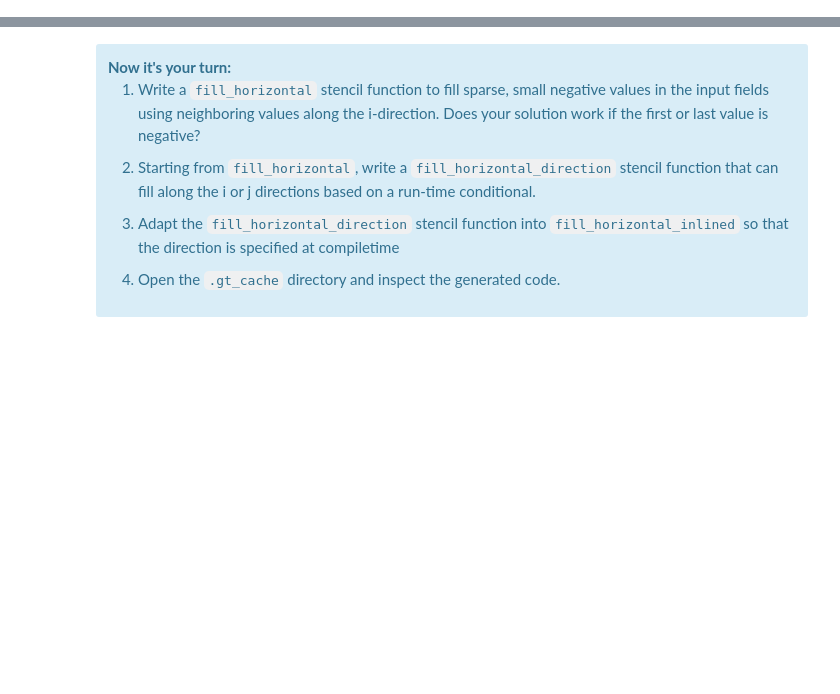
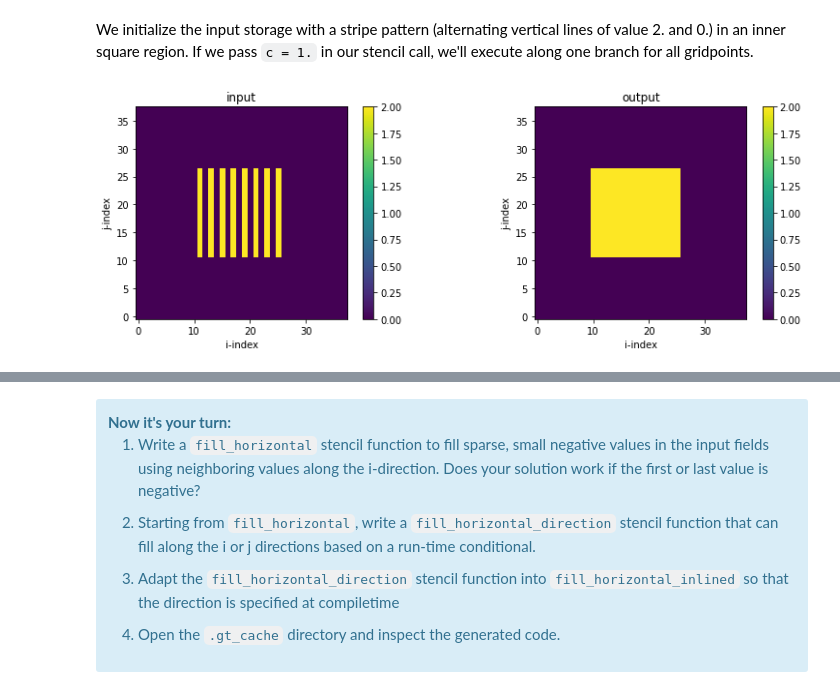
Before and after one commit to ai2cm/dsl_workshop, a Jupyter notebook: notebooks/Session-2A.ipynb, the cells around one changed output, grey strips where cells are left out. Saved outputs shown, nothing was run; the diff lists cells and outputs as text; code cells hidden in the pictures; blank space fills up the shorter version.

```diff
--- a/notebooks/Session-2A.ipynb
+++ b/notebooks/Session-2A.ipynb
@@ -39,13 +0,0 @@ out_storage = gt4py.storage.zeros(
-# %%
-@gtscript.stencil(backend="numpy")
-def conditional_stencil(
-    in_storage: gtscript.Field[float], out_storage: gtscript.Field[float], c: float
-):
-
-    with computation(PARALLEL), interval(...):
-        if c > 0.:
-            out_storage = (
-                in_storage[0, 0, 0] + in_storage[1, 0, 0]
-            )
-        else:
-            out_storage = 0
@@ -446,0 +43,19 @@ plot_two_ij_slices(in_storage, out_storage)
+# %%
+def set_box_to_value(field, value=1.):
+    field[:] = 0.
+    field[nhalo + nx // 4 : nhalo +  3 * nx  // 4, nhalo + ny // 4 : nhalo + 3 * ny // 4, :] = value
+
+def set_box_to_stripe_pattern(field, value=1.):
+    field[:] = 0.
+    field[nhalo + nx // 4 : nhalo +  3 * nx  // 4 : 2, nhalo + ny // 4 : nhalo + 3 * ny // 4, :] = value
+
+def set_box_to_checkerboard_pattern(field, value=1.):
+    field[:] = 0.
+    field[nhalo + nx // 4 : nhalo +  3 * nx  // 4 : 2, nhalo + ny // 4 : nhalo + 3 * ny // 4, :] = value
+    field[nhalo + nx // 4 + 1 : nhalo + 3 * nx // 4 : 2, nhalo + ny // 4 : nhalo + 3 * ny // 4, :] = -value
+    field[nhalo + nx // 4 : nhalo + 3 * nx // 4, nhalo + ny // 4 : nhalo + 3 * ny // 4 : 2, :] *= -1.
+
+def set_box_to_gradient(field):
+    field[:] = 0.
+    for i in range(nx // 2):
+        field[nhalo + nx // 4 + i, nhalo + ny // 4 : nhalo + 3 * ny // 4, :] = i + 1
@@ -446,0 +66,16 @@ plot_two_ij_slices(in_storage, out_storage)
+# %%
+@gtscript.stencil(backend="numpy")
+def conditional_stencil(in_field: gtscript.Field[float], out_field: gtscript.Field[float], c: float):
+    with computation(PARALLEL), interval(...):
+        if c > 0.:
+            out_field = in_field + in_field[1, 0, 0]
+        else:
+            out_field = in_field - in_field[1, 0, 0]
+# %% [markdown]
+We initialize the input storage with a stripe pattern (alternating vertical lines of value 2. and 0.) in an inner square region. If we pass `c = 1.` in our stencil call, we'll execute along one branch for all gridpoints.
+# %%
+set_box_to_stripe_pattern(in_field, value=2.)
+conditional_stencil(in_field, out_field, 1.0, origin=(nhalo-1, nhalo-1, 0), domain=(nx+1, ny+1, 1))
+plot_two_ij_slices(in_field, out_field)
+# %% [output]
+[figure, added]
```
Also changed, not shown: parts of 60 cells of this notebook.
